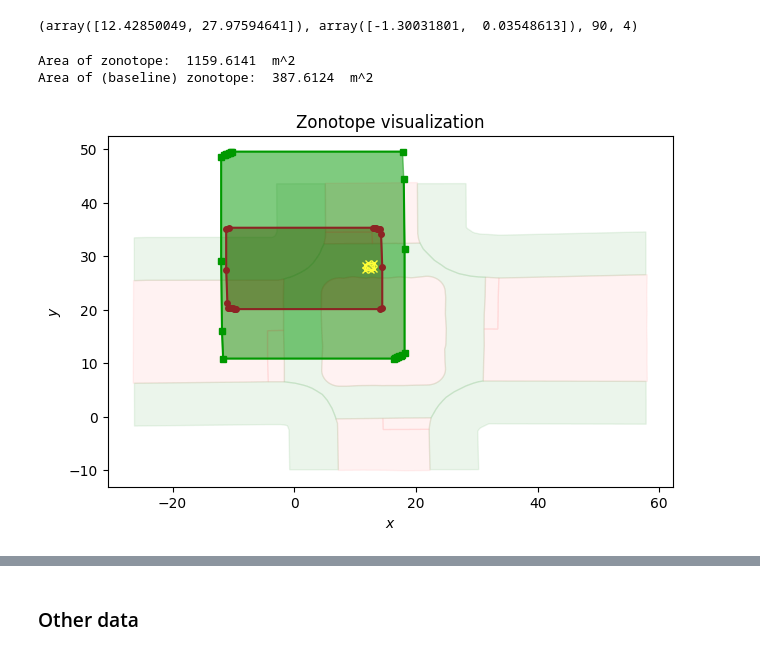
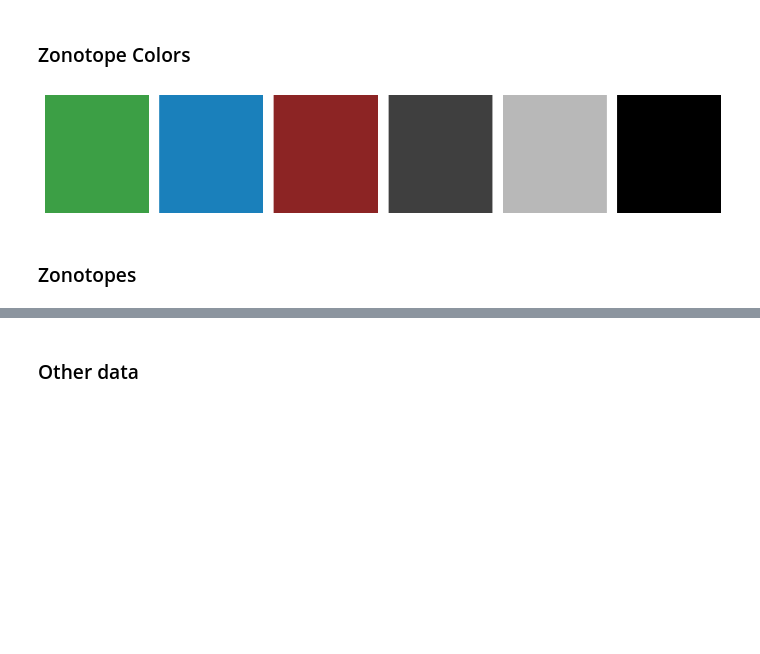
Before and after one commit to kfragkedaki/Pedestrian_Project, a Jupyter notebook: labeling_oracle_Soderlund.ipynb, the cells around one changed output, grey strips where cells are left out. Drawn from its saved outputs; the diff is of its cells as text; code cells hidden in the pictures; blank space fills up the shorter version.

```diff
--- a/labeling_oracle_Soderlund.ipynb
+++ b/labeling_oracle_Soderlund.ipynb
@@ -119,13 +6,0 @@ def get_initial_conditions(data: np.ndarray):
-# %%
-# Simulate and obtain zonotopes
-specific_trajectory = data[0]
-position, velocity = get_initial_conditions(specific_trajectory)
-position, velocity, config['data_chunk_len'], l[0]
-# %% [output]
-(array([12.42850049, 27.97594641]), array([-1.30031801,  0.03548613]), 90, 4)
-# %%
-zonotopes = reachability_for_specific_position_and_mode(pos=position, vel=velocity, input_len=config['data_chunk_len'], c=l[0], d=d, sind=labeling_oracle, sim=True)
-# %% [output]
-Area of zonotope:  1159.6141  m^2
-Area of (baseline) zonotope:  387.6124  m^2
-[figure, removed]
@@ -131,0 +9,32 @@ Area of (baseline) zonotope:  387.6124  m^2
+# %% [markdown]
+### Zonotope Colors
+# %%
+import matplotlib.pyplot as plt
+import numpy as np
+
+colors = [
+    [60/255 , 159/255 , 69/255 ], # Behavioral Tajectory
+    [26/255 , 128/255 , 187/255 ], # Clusters
+    [0.55, 0.14, 0.14], # Baseline Zonotope
+    # [0/255 , 0/255 , 0/255 ], # Current Trajectory
+    [63/255, 63/255, 63/255], # Current Trajectory
+    [184/255 , 184/255 , 184/255 ], # Future Trajectory
+    [0/255 , 0/255 , 0/255 ], # Current Position
+    # [52/255 , 78/255 , 92/255 ], # Position
+]
+
+# Create a figure and a set of subplots
+fig, ax = plt.subplots(1, len(colors), figsize=(10, 2))
+
+# Display each color
+for i, color in enumerate(colors):
+    ax[i].add_patch(plt.Rectangle((0, 0), 1, 1, color=color))
+    ax[i].set_axis_off()
+    # ax[i].set_title(f'RGB {color}', fontsize=10)
+
+plt.tight_layout()
+plt.show()
+# %% [output]
+[figure, added]
+# %% [markdown]
+### Zonotopes
```
Also changed, not shown: parts of 33 cells of this notebook, 1 other file.
